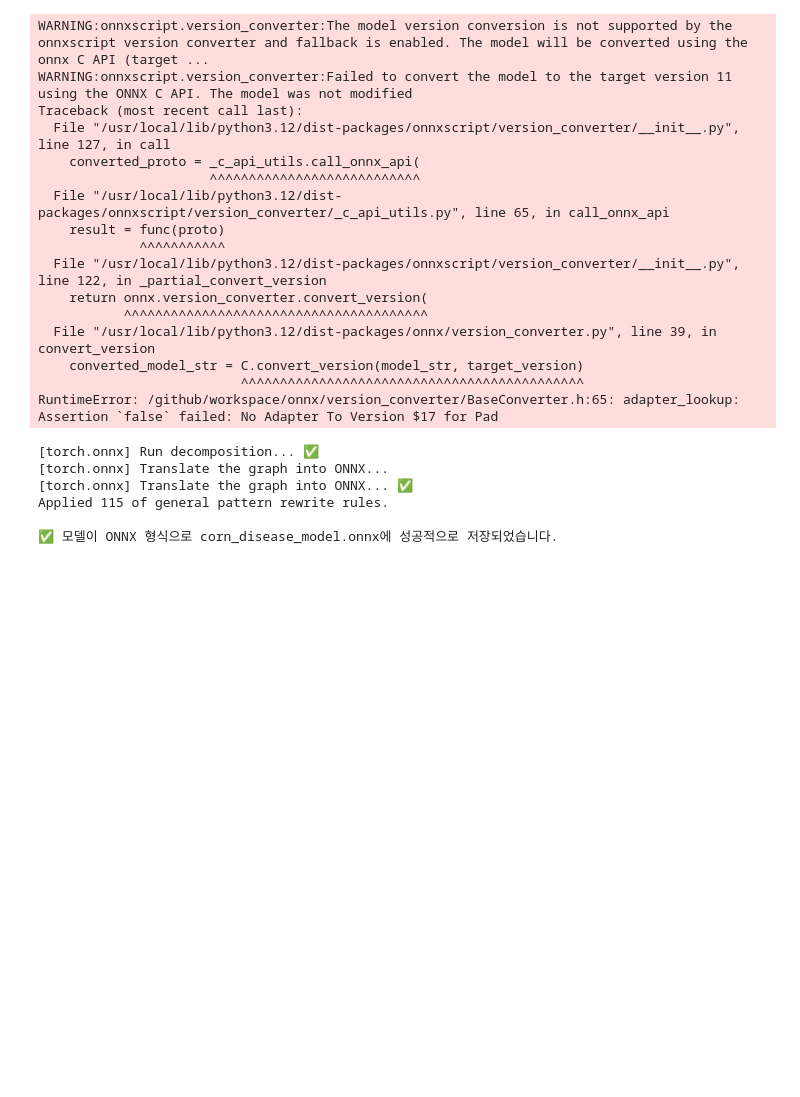
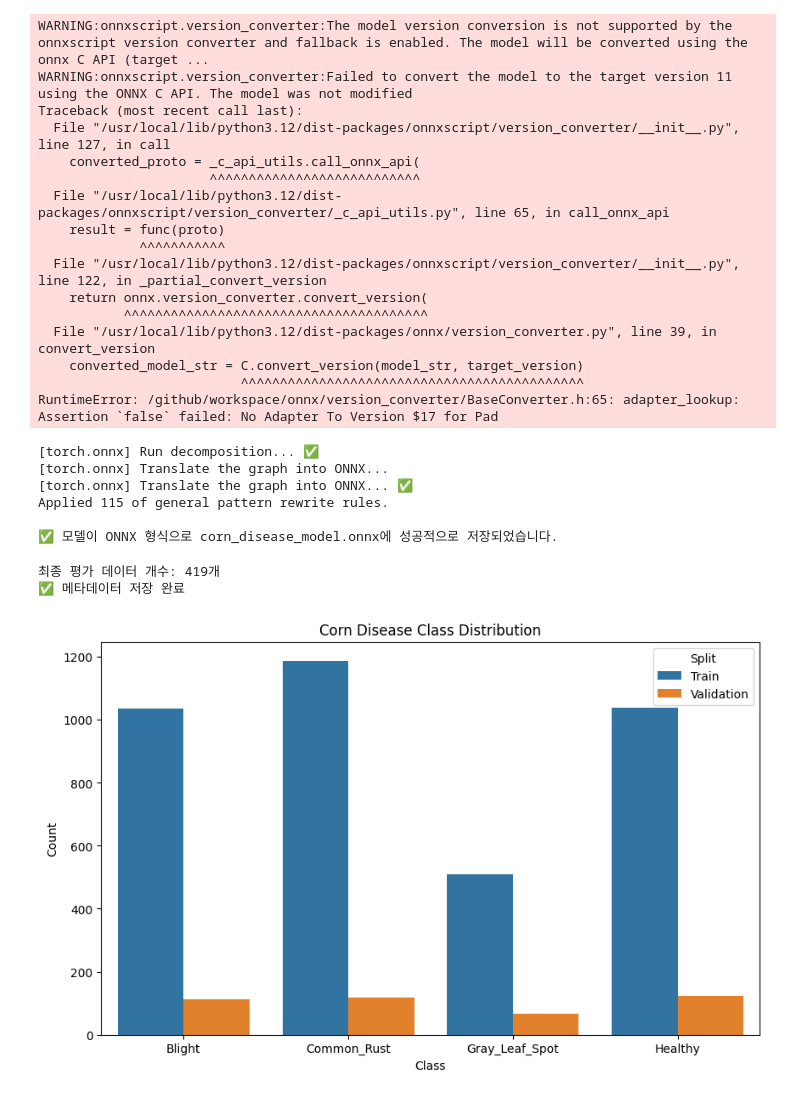
Before and after one commit to farmers-note/farmers-note-ml-dev, a Jupyter notebook: notebook/corn_disease_model.ipynb, the cells around one changed output. Drawn from its saved outputs; the diff is of its cells as text; code cells hidden in the pictures; blank space fills up the shorter version.

```diff
--- a/notebook/corn_disease_model.ipynb
+++ b/notebook/corn_disease_model.ipynb
@@ -403,3 +402,67 @@ RuntimeError: /github/workspace/onnx/version_converter/BaseConverter.h:65: adapt
 Applied 115 of general pattern rewrite rules.
 
 ✅ 모델이 ONNX 형식으로 corn_disease_model.onnx에 성공적으로 저장되었습니다.
+# %%
+import pandas as pd
+import os
+
+# 1. 검증 데이터셋(val_dataset)을 최종 평가 데이터로 정의
+final_dataset = val_dataset
+print(f"최종 평가 데이터 개수: {len(final_dataset)}개")
+
+# 2. 메타데이터 생성 함수 (Subset 지원)
+def create_dataset_metadata(dataset, class_names):
+    data_list = []
+    if hasattr(dataset, 'indices'):
+        for idx in dataset.indices:
+            path, label_idx = dataset.dataset.samples[idx]
+            data_list.append({
+                'file_path': path,
+                'file_name': os.path.basename(path),
+                'label_index': label_idx,
+                'class_name': class_names[label_idx]
+            })
+    else:
+        for path, label_idx in dataset.samples:
+            data_list.append({
+                'file_path': path,
+                'file_name': os.path.basename(path),
+                'label_index': label_idx,
+                'class_name': class_names[label_idx]
+            })
+    return pd.DataFrame(data_list)
+
+# 3. CSV 저장
+df_final = create_dataset_metadata(final_dataset, class_names)
+df_final.to_csv('final_corn_dataset_metadata.csv', index=False, encoding='utf-8-sig') # 파일명 변경
+print("✅ 메타데이터 저장 완료")
+# %% [output]
+최종 평가 데이터 개수: 419개
+✅ 메타데이터 저장 완료
+# %%
+import matplotlib.pyplot as plt
+import seaborn as sns
+from collections import Counter
+
+def get_label_counts(dataset):
+    if hasattr(dataset, 'indices'):
+        labels = [dataset.dataset.targets[i] for i in dataset.indices]
+    else:
+        labels = dataset.targets
+    return Counter(labels)
+
+train_counts = get_label_counts(train_dataset)
+val_counts = get_label_counts(val_dataset)
+
+plot_data = []
+for idx, name in enumerate(class_names):
+    plot_data.append({'Class': name, 'Count': train_counts[idx], 'Split': 'Train'})
+    plot_data.append({'Class': name, 'Count': val_counts[idx], 'Split': 'Validation'})
+df_plot = pd.DataFrame(plot_data)
+
+plt.figure(figsize=(10, 6)) # 클래스가 적으므로 크기 줄임
+sns.barplot(data=df_plot, x='Class', y='Count', hue='Split')
+plt.title('Corn Disease Class Distribution')
+plt.show()
+# %% [output]
+[figure, added]
```
Also changed, not shown: parts of 6 cells of this notebook, 6 other files.
